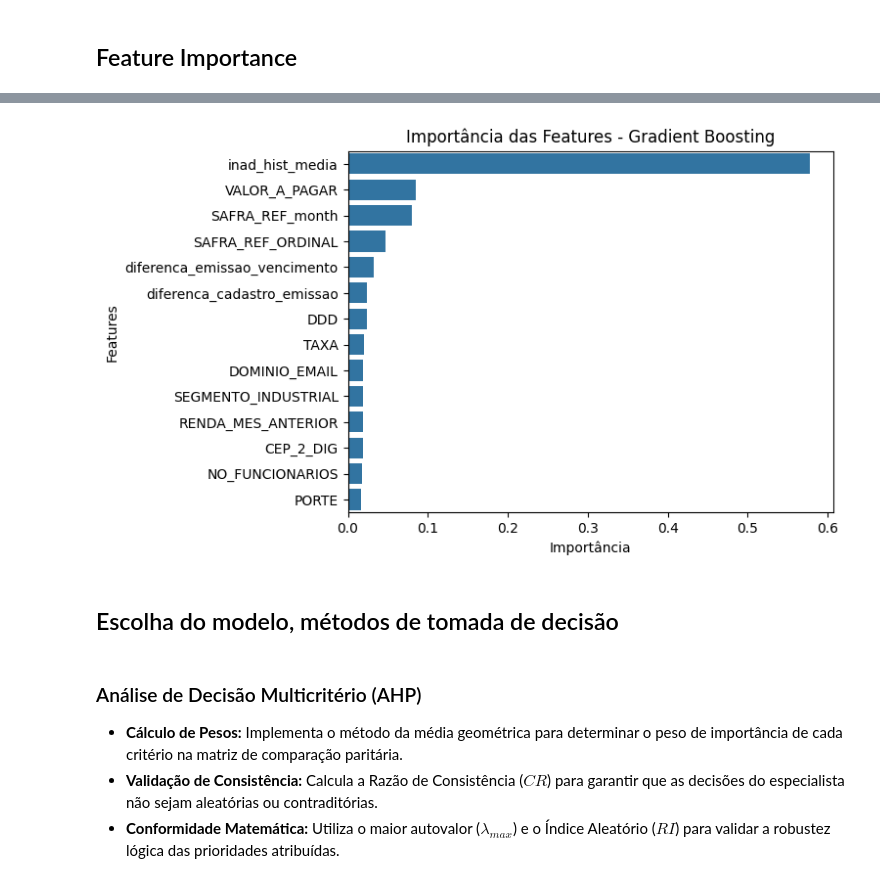
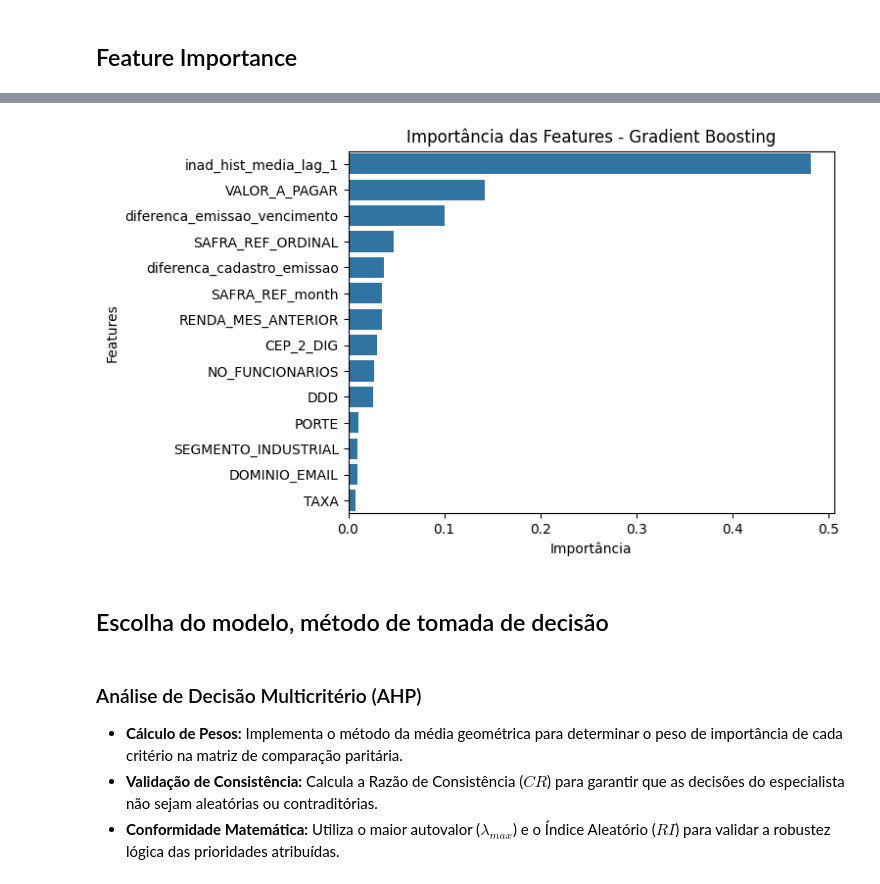
Before and after one commit to Cleyton-Nobre/datarisk-case-ds-junior, a Jupyter notebook: solution.ipynb, the cells around one changed output, grey strips where cells are left out. Drawn from its saved outputs; the diff is of its cells as text; code cells hidden in the pictures.

```diff
--- a/solution.ipynb
+++ b/solution.ipynb
@@ -171,7 +178,6 @@ safras_train = safras_ordenadas[:-n_test_safras]
 safras_test  = safras_ordenadas[-n_test_safras:]
 
 train = base_model[base_model["SAFRA_REF"].isin(safras_train)]
-train= train.drop(columns=["DATA_PAGAMENTO"])
 test  = base_model[base_model["SAFRA_REF"].isin(safras_test)]
 
 print(f"Safras treino: {safras_train[0]} -> {safras_train[-1]}")
@@ -553,10 +600,11 @@ pipeline = Pipeline(steps=[
 
     ("SplitSafra", SplitSafraTransformer(col="SAFRA_REF")),
     ("OrdinalSafra", OrdinalCategoricalWithInitTransformer(col="SAFRA_REF")),
-    ("MediaHistoricaInadimplencia", MediaHistoricaInadimplencia(id_col="ID_CLIENTE", target_col="INADIMPLENTE", date_col="SAFRA_REF")),
+    ("MediaHistoricaInadimplencia_lag1", MediaHistoricaInadimplencia(id_col="ID_CLIENTE", target_col="INADIMPLENTE", date_col="SAFRA_REF")),
 
     ("drop_datas", DropCols(cols=["DATA_CADASTRO", "DATA_EMISSAO_DOCUMENTO", "DATA_VENCIMENTO", "DATA_PAGAMENTO", "SAFRA_REF_year"])),
     ("SetIndex", TransformarIndex(colunas_index=["SAFRA_REF", "ID_CLIENTE"])),
+
 ])
 
 # Fit só no treino
@@ -678,0 +725,15 @@ plot_evolucao_inadimplencia(train_, test_, col_safra='SAFRA_REF_ORDINAL', col_ta
+# %%
+colunas_selecionadas = ['VALOR_A_PAGAR', 'INADIMPLENTE', 'TAXA','RENDA_MES_ANTERIOR','NO_FUNCIONARIOS',  'diferenca_emissao_vencimento','diferenca_cadastro_emissao','inad_hist_media_lag_1']
+
+sns.set_style("whitegrid")
+
+sns.pairplot(
+    data=train_[colunas_selecionadas].sample(n=15000, random_state=42).sort_values('INADIMPLENTE'),
+    hue='INADIMPLENTE',
+    palette="Set2",
+    diag_kind='kde',
+    corner=True,
+    plot_kws={'alpha': 1, 's': 15, 'edgecolor': 'black', 'linewidth': 0.5 }
+)
+
+plt.show()
@@ -939,10 +1032,11 @@ y_test_final = test_[target]
 scale = (y_train_final == 0).sum() / (y_train_final == 1).sum()
 
 modelos = {
-    "Regressão Logística": LogisticRegression(class_weight="balanced", max_iter=300, random_state=42),
+    "Regressão Logística": LogisticRegression(class_weight="balanced", max_iter=400, random_state=42, tol=0.02),
     "Random Forest":       RandomForestClassifier(class_weight="balanced", n_estimators=222, max_depth=12,min_samples_split=2, min_samples_leaf=7,max_features="log2", n_jobs=-1, random_state=42),
     "Gradient Boosting":   GradientBoostingClassifier(n_estimators=293, random_state=42, learning_rate= 0.042, max_depth=8, min_samples_split=6, min_samples_leaf=5, subsample=0.67, max_features="log2"),
-    "XGBoost":             XGBClassifier(n_estimators=294, learning_rate=0.011, max_depth=8, scale_pos_weight=scale, random_state=42, tree_method="hist", weight=9, subsample=0.922, colsample_bytree= 1, min_child_reg_alpha= 0.0037, reg_lambda= 0.173),
+    "XGBoost":             XGBClassifier(n_estimators=294, learning_rate=0.021, max_depth=8, scale_pos_weight=scale, random_state=42, tree_method="hist", subsample=0.922, reg_lambda= 0.173),
+    "Decision Tree": DecisionTreeClassifier(random_state=42, class_weight="balanced", max_depth=10),
 }
 
 def comparar_modelos(X_train, y_train, X_test, y_test, threshold=0.5):
@@ -958,11 +1052,9 @@ def comparar_modelos(X_train, y_train, X_test, y_test, threshold=0.5):
 
     skf = StratifiedKFold(n_splits=5, shuffle=True, random_state=42)
 
-    # Criamos um scorer para o Brier (quanto menor, melhor, por isso o sign)
     brier_scorer = make_scorer(brier_score_loss, response_method='predict_proba', greater_is_better=False)
 
     for nome, model in modelos.items():
-        # Calibração Isotônica é excelente para converter scores em probabilidades reais
         print(f"Treinando modelo {nome}")
         calibrated_model = CalibratedClassifierCV(estimator=model, method="isotonic", cv=5)
 
@@ -1008,13 +1100,11 @@ def comparar_modelos(X_train, y_train, X_test, y_test, threshold=0.5):
     df_resultados = (
         pd.DataFrame(lista_resultados)
         .set_index("Modelo")
-        .sort_values(by="Teste AUC", ascending=False)
-    )
+        .sort_values(by="Teste AUC", ascending=False))
+
     return df_resultados, probabilidades, predictions, modelos_treinados
 
-
-resultados_modelos, probabilidades_modelos, predictions_modelos, modelos_treinados = \
-    comparar_modelos(X_train_final, y_train_final, X_test_final, y_test_final, threshold=0.30)
+resultados_modelos, probabilidades_modelos, predictions_modelos, modelos_treinados = comparar_modelos(X_train_final, y_train_final, X_test_final, y_test_final, threshold=0.30)
 
 display(resultados_modelos)
 # %% [output]
@@ -1112,19 +1217,19 @@ plot_confusion_matrices(predictions_modelos, y_test_final)
 # %%
-df = pd.DataFrame(data=modelos_treinados["XGBoost"].calibrated_classifiers_[0].estimator.feature_importances_,
+df = pd.DataFrame(data=modelos_treinados["Random Forest"].calibrated_classifiers_[0].estimator.feature_importances_,
                  index=features_selecionadas,
                  columns=["Importance"])
 
 df = df.sort_values(by="Importance", ascending=False)
 
 a=sns.barplot(x=df["Importance"], y=df.index)
 a.set_title("Importância das Features - Gradient Boosting")
 a.set_xlabel("Importância")
 a.set_ylabel("Features")
 plt.show()
 # %% [output]
-[figure, old version]
+[figure, new version]
 # %% [markdown]
-## Escolha do modelo, métodos de tomada de decisão
+ ## Escolha do modelo, método de tomada de decisão
 # %% [markdown]
 ### Análise de Decisão Multicritério (AHP)
 - **Cálculo de Pesos:** Implementa o método da média geométrica para determinar o peso de importância de cada critério na matriz de comparação paritária.
```
Also changed, not shown: parts of 65 cells of this notebook, 1 other file.
